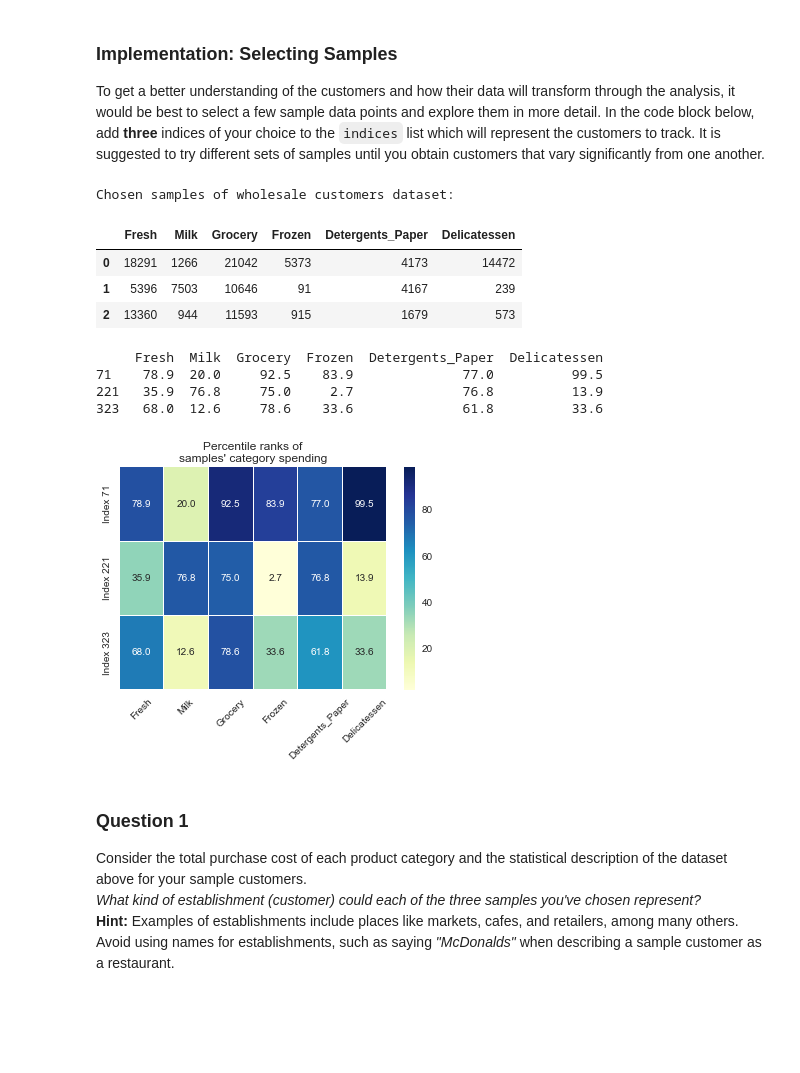
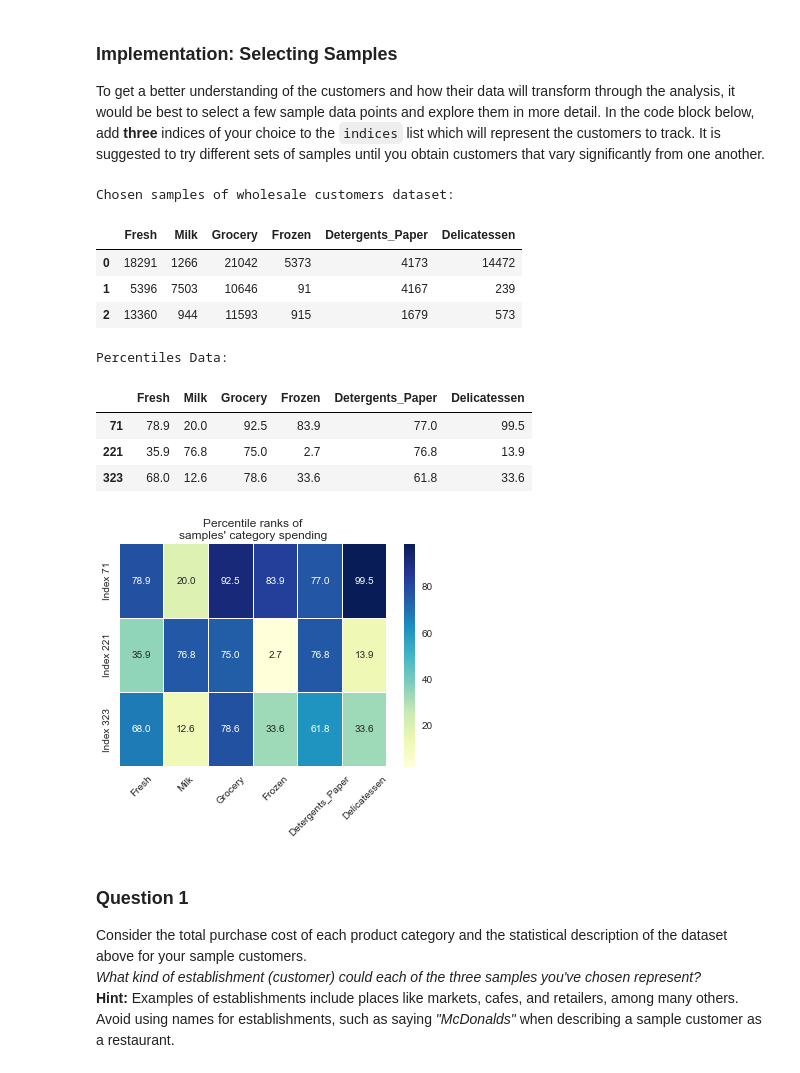
Before and after one commit to FaisalAl-Tameemi/ml-customer-segments, a Jupyter notebook: customer_segments.ipynb, the cells around one changed output. Drawn from its saved outputs; the diff is of its cells as text; code cells hidden in the pictures; blank space fills up the shorter version.

```diff
--- a/customer_segments.ipynb
+++ b/customer_segments.ipynb
@@ -59,24 +60,28 @@ To get a better understanding of the customers and how their data will transform
 # %%
 # Select three indices of your choice you wish to sample from the dataset
 indices = [71,221,323]
 
 # Create a DataFrame of the chosen samples
 samples = pd.DataFrame(data.loc[indices], columns = data.keys()).reset_index(drop = True)
 print "Chosen samples of wholesale customers dataset:"
 display(samples)
 
 # Generate a heatmap of the percentiles
-rs.percentile_heatmap(indices, data)
+pcts = rs.percentile_heatmap(indices, data)
+# Display the percentiles data
+print "Percentiles Data:"
+display(pcts)
 # %% [output]
 Chosen samples of wholesale customers dataset:
 |  | Fresh | Milk | Grocery | Frozen | Detergents_Paper | Delicatessen |
 | 0 | 18291 | 1266 | 21042 | 5373 | 4173 | 14472 |
 | 1 | 5396 | 7503 | 10646 | 91 | 4167 | 239 |
 | 2 | 13360 | 944 | 11593 | 915 | 1679 | 573 |
-     Fresh  Milk  Grocery  Frozen  Detergents_Paper  Delicatessen
-71    78.9  20.0     92.5    83.9              77.0          99.5
-221   35.9  76.8     75.0     2.7              76.8          13.9
-323   68.0  12.6     78.6    33.6              61.8          33.6
+Percentiles Data:
+|  | Fresh | Milk | Grocery | Frozen | Detergents_Paper | Delicatessen |
+| 71 | 78.9 | 20.0 | 92.5 | 83.9 | 77.0 | 99.5 |
+| 221 | 35.9 | 76.8 | 75.0 | 2.7 | 76.8 | 13.9 |
+| 323 | 68.0 | 12.6 | 78.6 | 33.6 | 61.8 | 33.6 |
 [figure]
 # %% [markdown]
 ### Question 1
```
Also changed, not shown: parts of 4 cells of this notebook, 2 other files.
